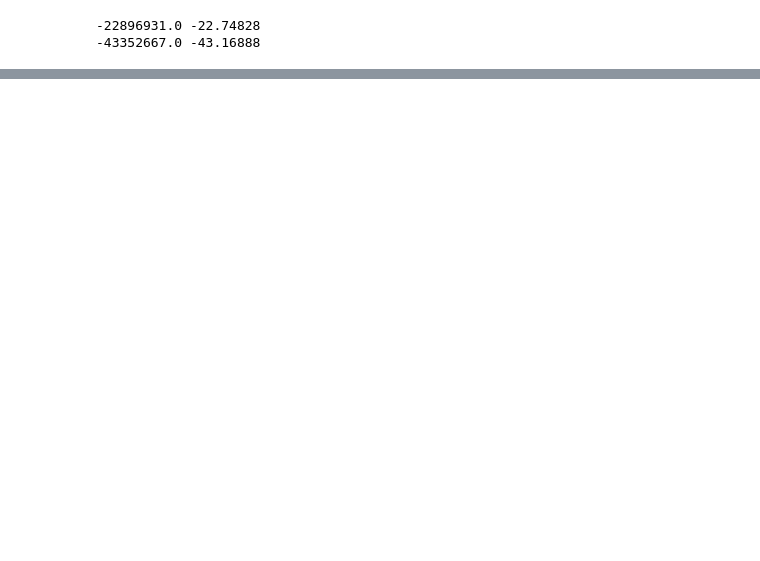
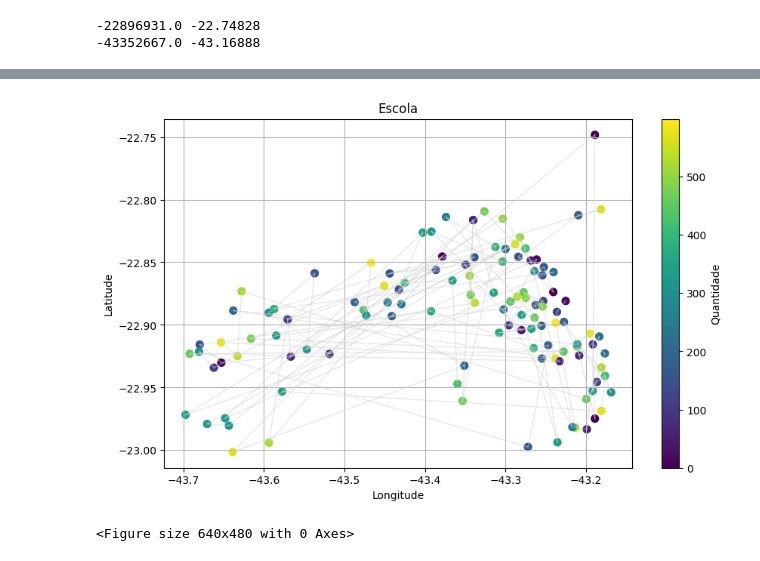
Before and after one commit to RafaelGuisso/ADA-Data-Science, a Jupyter notebook: Projeto_tecnicas_programacao/Projeto_Tecnicas_Programacao_I(1).ipynb, the cells around one changed output, grey strips where cells are left out. Saved outputs shown, nothing was run; the diff lists cells and outputs as text; code cells hidden in the pictures; blank space fills up the shorter version.

```diff
--- a/Projeto_tecnicas_programacao/Projeto_Tecnicas_Programacao_I(1).ipynb
+++ b/Projeto_tecnicas_programacao/Projeto_Tecnicas_Programacao_I(1).ipynb
@@ -446,0 +510,10 @@ print(min(lon), max(lon))
+# %%
+def extrair_numero_0(valor):
+    try:
+        return int(valor)
+    except ValueError:
+        return 0
+# %%
+# Tranformando quantidade em um número
+escola['quantidade'] = escola['quantidade'].apply(lambda x: extrair_numero_0(x))
+escola['quantidade'].unique()
@@ -446,0 +535,34 @@ print(min(lon), max(lon))
+# %%
+
+# Extrair coordenadas da primeira escola
+lat = escola['lat']
+lon = escola['lon']
+quantidade = escola['quantidade']
+
+
+# Plotar a primeira escola
+plt.figure(figsize=(10, 6))
+plt.scatter(lon, lat, c=quantidade, cmap='viridis', marker='o', s=50)
+
+# Adicionar uma barra de cores
+plt.colorbar(label='Quantidade')
+
+for i in range(1, len(escola)):
+    plt.plot([escola.iloc[i-1]['lon'], escola.iloc[i]['lon']],
+             [escola.iloc[i-1]['lat'], escola.iloc[i]['lat']],
+             color='lightgray', linestyle='-', linewidth=1, alpha=0.5)
+
+# Adicionar título e rótulos dos eixos
+plt.title('Escola')
+plt.xlabel('Longitude')
+plt.ylabel('Latitude')
+
+
+# Exibir o gráfico
+plt.grid(True)
+plt.show()
+
+plt.savefig('rota.png')
+# %% [output]
+[figure, added]
+<Figure size 640x480 with 0 Axes>
```
Also changed, not shown: parts of 13 cells of this notebook, 2 other files.
